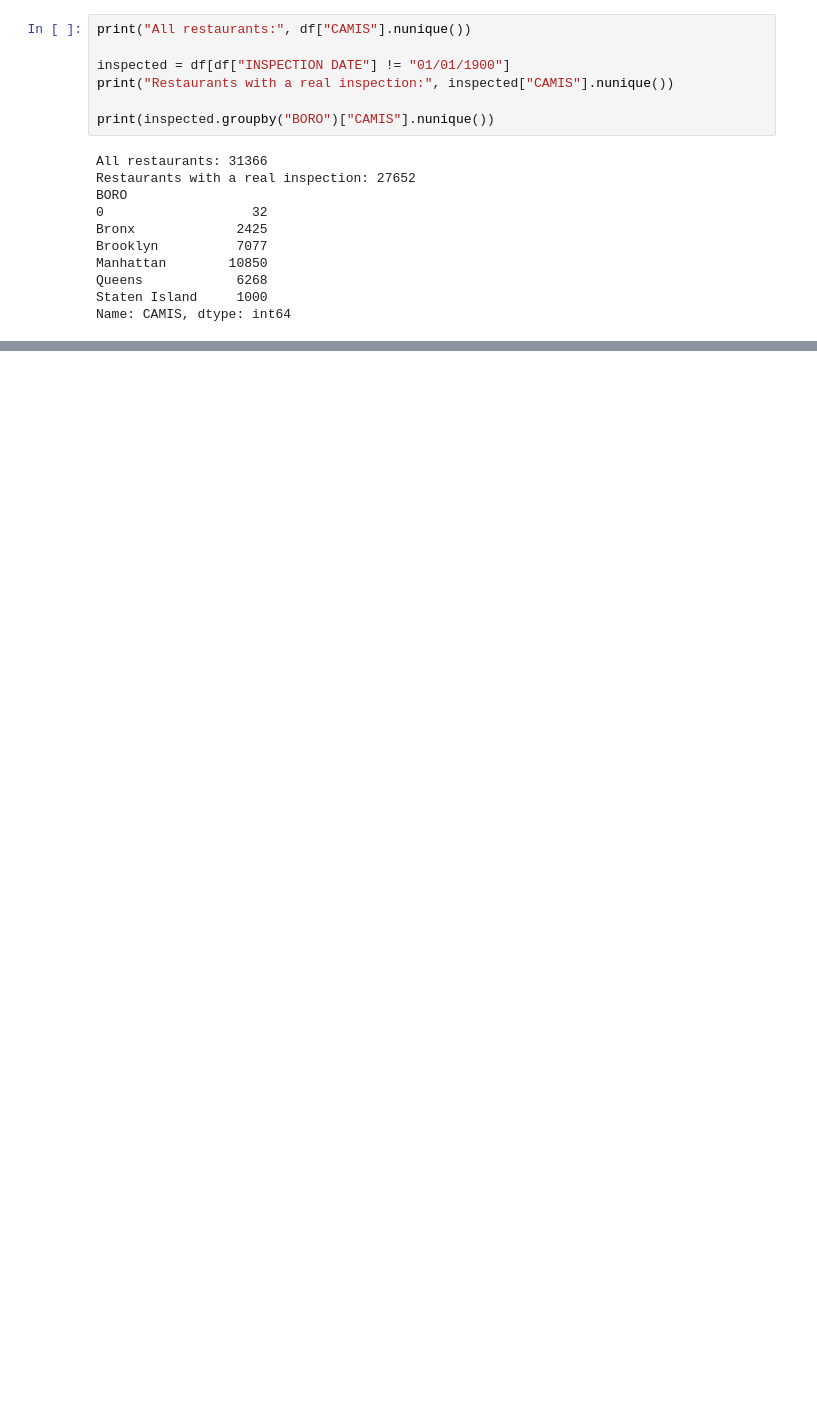
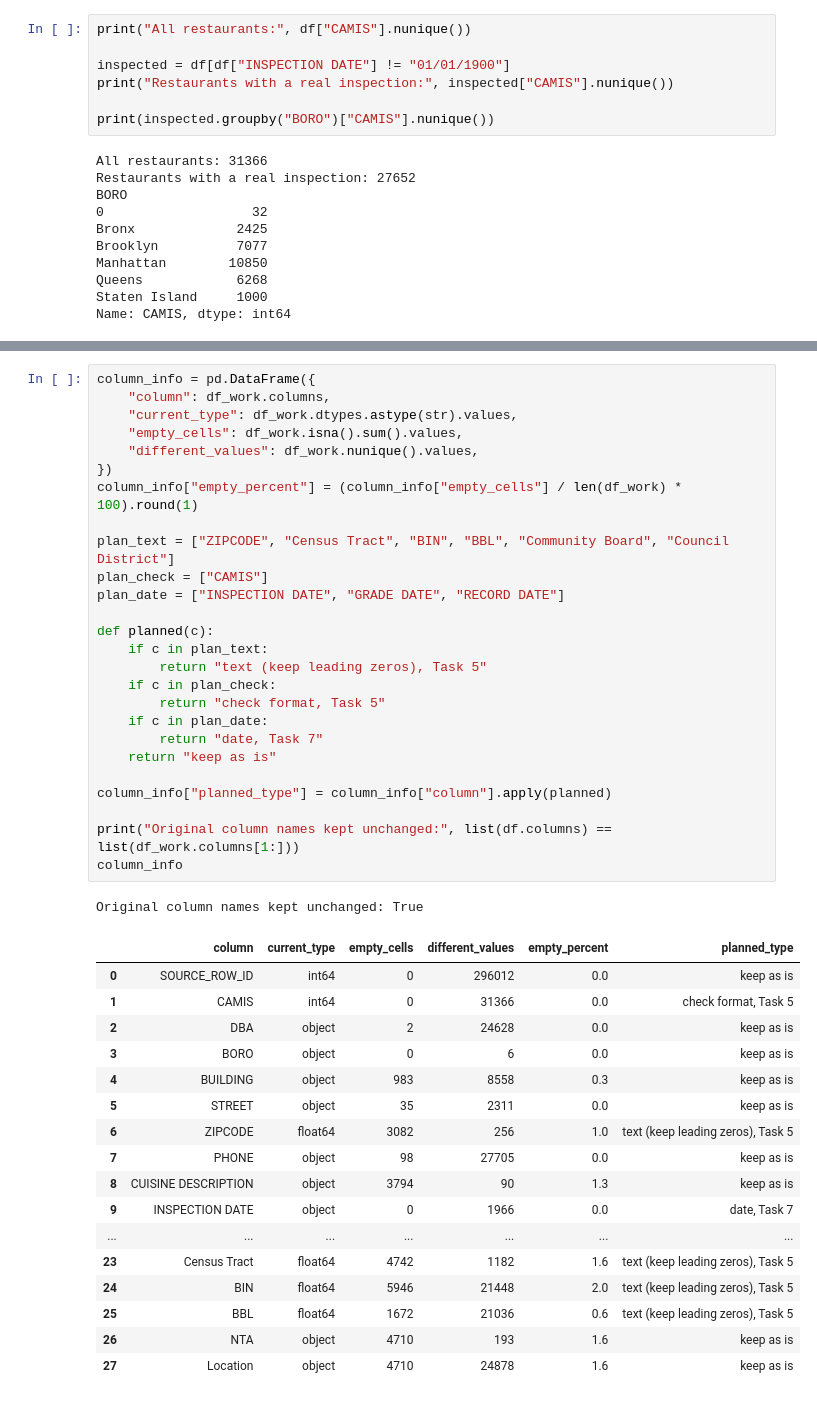
Before and after one commit to estvjana/nyc-restaurant-inspections, a Jupyter notebook: 01_data_exploration.ipynb, the cells around one changed output, grey strips where cells are left out. Drawn from its saved outputs; the diff is of its cells as text; blank space fills up the shorter version.

Commit message:
Finish Tasks 1 to 11: prepared dataset and handoff files

```diff
--- a/01_data_exploration.ipynb
+++ b/01_data_exploration.ipynb
@@ -139,0 +414,45 @@ Name: SCORE, dtype: float64
+# %%
+column_info = pd.DataFrame({
+    "column": df_work.columns,
+    "current_type": df_work.dtypes.astype(str).values,
+    "empty_cells": df_work.isna().sum().values,
+    "different_values": df_work.nunique().values,
+})
+column_info["empty_percent"] = (column_info["empty_cells"] / len(df_work) * 100).round(1)
+
+plan_text = ["ZIPCODE", "Census Tract", "BIN", "BBL", "Community Board", "Council District"]
+plan_check = ["CAMIS"]
+plan_date = ["INSPECTION DATE", "GRADE DATE", "RECORD DATE"]
+
+def planned(c):
+    if c in plan_text:
+        return "text (keep leading zeros), Task 5"
+    if c in plan_check:
+        return "check format, Task 5"
+    if c in plan_date:
+        return "date, Task 7"
+    return "keep as is"
+
+column_info["planned_type"] = column_info["column"].apply(planned)
+
+print("Original column names kept unchanged:", list(df.columns) == list(df_work.columns[1:]))
+column_info
+# %% [output]
+Original column names kept unchanged: True
+|  | column | current_type | empty_cells | different_values | empty_percent | planned_type |
+| 0 | SOURCE_ROW_ID | int64 | 0 | 296012 | 0.0 | keep as is |
+| 1 | CAMIS | int64 | 0 | 31366 | 0.0 | check format, Task 5 |
+| 2 | DBA | object | 2 | 24628 | 0.0 | keep as is |
+| 3 | BORO | object | 0 | 6 | 0.0 | keep as is |
+| 4 | BUILDING | object | 983 | 8558 | 0.3 | keep as is |
+| 5 | STREET | object | 35 | 2311 | 0.0 | keep as is |
+| 6 | ZIPCODE | float64 | 3082 | 256 | 1.0 | text (keep leading zeros), Task 5 |
+| 7 | PHONE | object | 98 | 27705 | 0.0 | keep as is |
+| 8 | CUISINE DESCRIPTION | object | 3794 | 90 | 1.3 | keep as is |
+| 9 | INSPECTION DATE | object | 0 | 1966 | 0.0 | date, Task 7 |
+| ... | ... | ... | ... | ... | ... | ... |
+| 23 | Census Tract | float64 | 4742 | 1182 | 1.6 | text (keep leading zeros), Task 5 |
+| 24 | BIN | float64 | 5946 | 21448 | 2.0 | text (keep leading zeros), Task 5 |
+| 25 | BBL | float64 | 1672 | 21036 | 0.6 | text (keep leading zeros), Task 5 |
+| 26 | NTA | object | 4710 | 193 | 1.6 | keep as is |
+| 27 | Location | object | 4710 | 24878 | 1.6 | keep as is |
```
Also changed, not shown: parts of 85 cells of this notebook, 6 other files.
